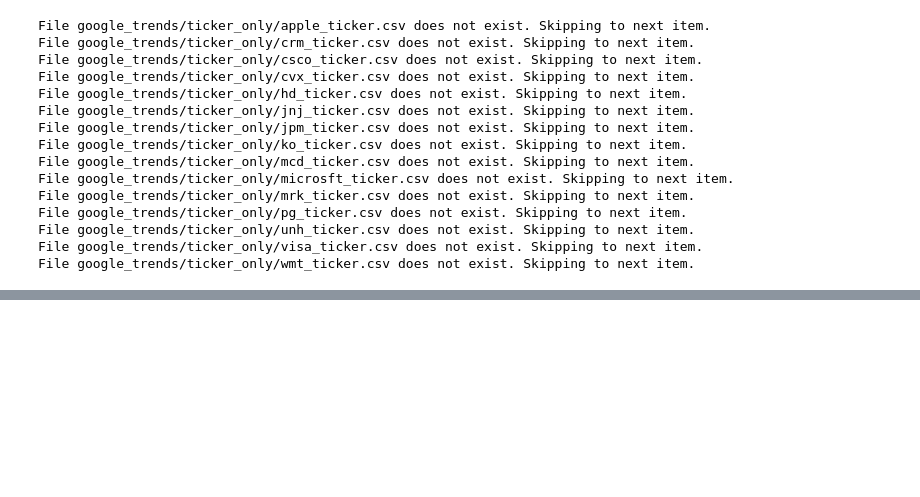
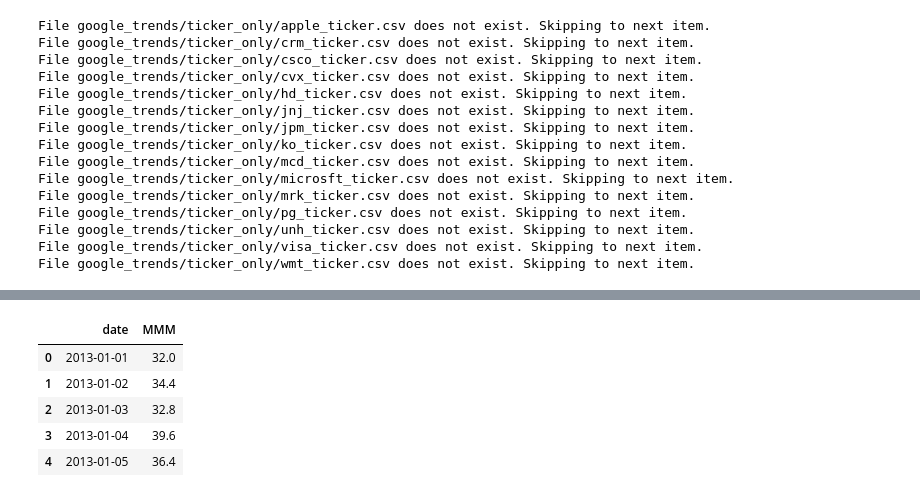
Before and after one commit to senaruetschlin/Investor_Attention, a Jupyter notebook: googletrends_AB_new.ipynb, the cells around one changed output, grey strips where cells are left out. Drawn from its saved outputs; the diff is of its cells as text; code cells hidden in the pictures; blank space fills up the shorter version.

```diff
--- a/googletrends_AB_new.ipynb
+++ b/googletrends_AB_new.ipynb
@@ -580,0 +559,10 @@ for ticker in djia_tickers:
+# %%
+mmm_trends2 = pd.read_csv("google_trends/ticker_only/MMM_trends.csv")
+mmm_trends2.head()
+# %% [output]
+|  | date | MMM |
+| 0 | 2013-01-01 | 32.0 |
+| 1 | 2013-01-02 | 34.4 |
+| 2 | 2013-01-03 | 32.8 |
+| 3 | 2013-01-04 | 39.6 |
+| 4 | 2013-01-05 | 36.4 |
```
Also changed, not shown: parts of 16 cells of this notebook, 1 other file.
